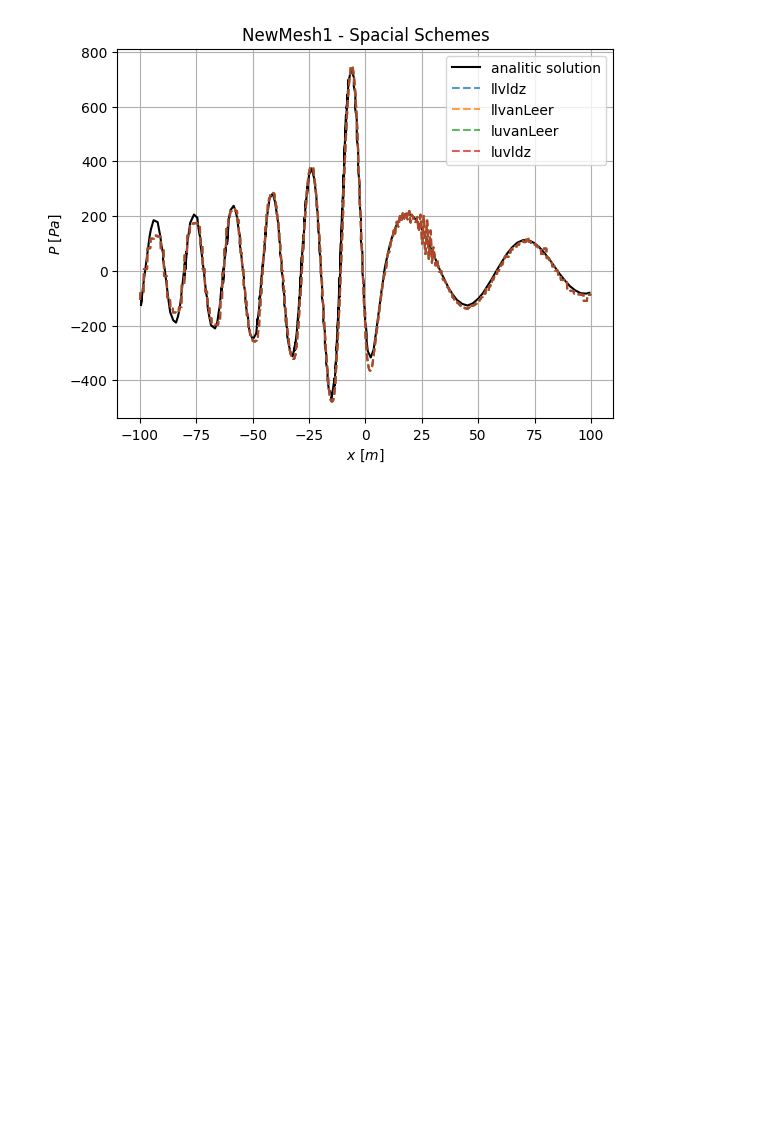
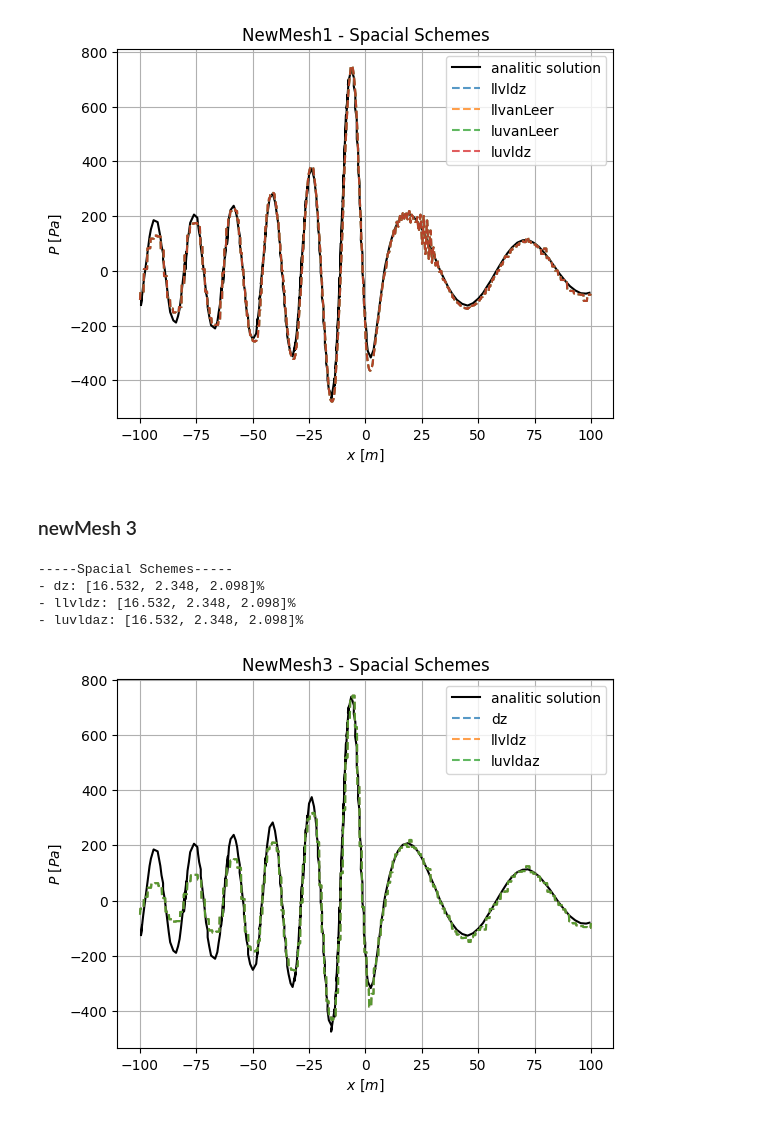
Before and after one commit to Widmark-Kaue/Aeroacoustics-Monopole-Errors, a Jupyter notebook: scripts/schemes.ipynb, the cells around one changed output. Saved outputs shown, nothing was run; the diff lists cells and outputs as text; code cells hidden in the pictures; blank space fills up the shorter version.

```diff
--- a/scripts/schemes.ipynb
+++ b/scripts/schemes.ipynb
@@ -219,3 +211,23 @@ plotSchemes(psimS, analitc=sol, title='NewMesh1 - Spacial Schemes', save=save)
 - luvanLeer: [2.959, 1.454, 1.4]%
 - luvldz: [2.959, 1.454, 1.4]%
 [figure]
+# %% [markdown]
+### newMesh 3
+# %%
+psimS = importData(case = 'newMesh3', test='spacialTest')
+dic   = {'Spacial Schemes':psimS}
+
+for type in dic:
+    print(5*'-' + f'{type}' + 5*'-')
+    for scheme in dic[type]:
+        rms =  rmsSpacial((xa,pa), dic[type][scheme], windows=win)
+        print(f'- {scheme}: {[round(i*100,3) for i in rms]}%')
+
+
+plotSchemes(psimS, analitc=sol, title='NewMesh3 - Spacial Schemes', save=save)
+# %% [output]
+-----Spacial Schemes-----
+- dz: [16.532, 2.348, 2.098]%
+- llvldz: [16.532, 2.348, 2.098]%
+- luvldaz: [16.532, 2.348, 2.098]%
+[figure, added]
```
Also changed, not shown: parts of 4 cells of this notebook, 1 other file.
